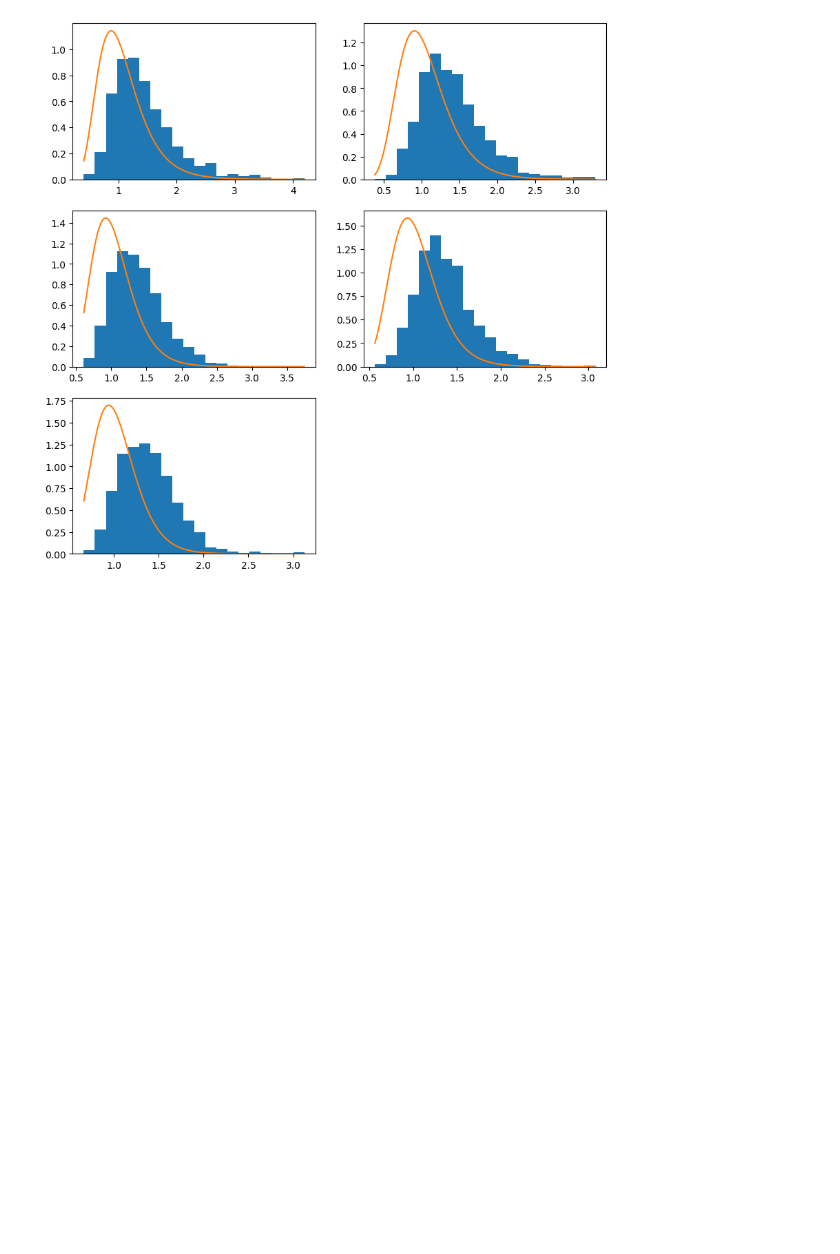
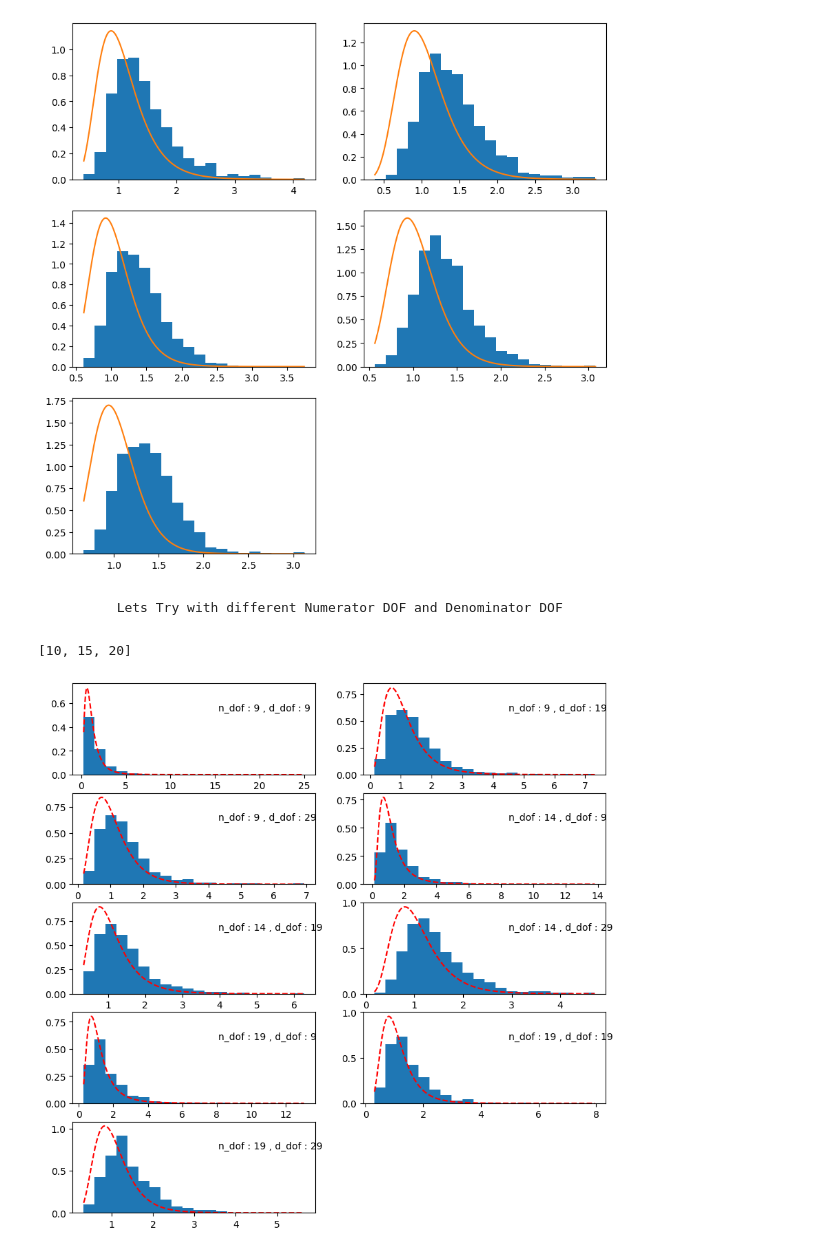
Before and after one commit to Pavansyamala/Statistics, a Jupyter notebook: ratioofsamplevariances.ipynb, the cells around one changed output. Cells and saved outputs as stored; diff of their text form; code cells hidden in the pictures; blank space fills up the shorter version.

Commit message:
Sampling Distribution of Ratio of Sample Variances

```diff
--- a/ratioofsamplevariances.ipynb
+++ b/ratioofsamplevariances.ipynb
@@ -55,3 +55,39 @@ for size in sample_size:
     count += 1
 # %% [output]
 [figure]
+# %% [markdown]
+            Lets Try with different Numerator DOF and Denominator DOF
+# %%
+n_sample_size = [i+10 for i in range(0,11,5)]
+d_sample_size = [i+10 for i in range(0,21 , 10)]
+# %%
+n_sample_size
+# %% [output]
+[10, 15, 20]
+# %%
+plt.figure(figsize = (10 , 10))
+count = 1
+total =len(n_sample_size)*len(d_sample_size)
+if total%2 == 0 :
+    ver = total//2
+else :
+    ver = total//2 + 1
+hor = 2
+for n_size in n_sample_size :
+    for d_size in d_sample_size :
+        plt.subplot(ver , hor , count)
+        sample_variances = []
+        for _ in range(1000):
+            sample1 = data['age'].sample(n_size)
+            sample2 = data['freetime'].sample(d_size)
+            sample_variances.append(sample1.var(ddof = 1)/sample2.var(ddof = 1))
+        lb = min(sample_variances)
+        ub = max(sample_variances)
+        x = np.linspace(lb, ub,1000)
+        y = f.pdf(x,n_size-1 , d_size-1)
+        plt.hist(sample_variances , bins = 20 , range= (lb , ub) , density = True)
+        plt.plot(x , y , 'r--')
+        plt.annotate(text = f'n_dof : {n_size-1} , d_dof : {d_size-1}' , xy = (0.6 ,0.7) , xycoords='axes fraction')
+        count += 1
+# %% [output]
+[figure, added]
```
